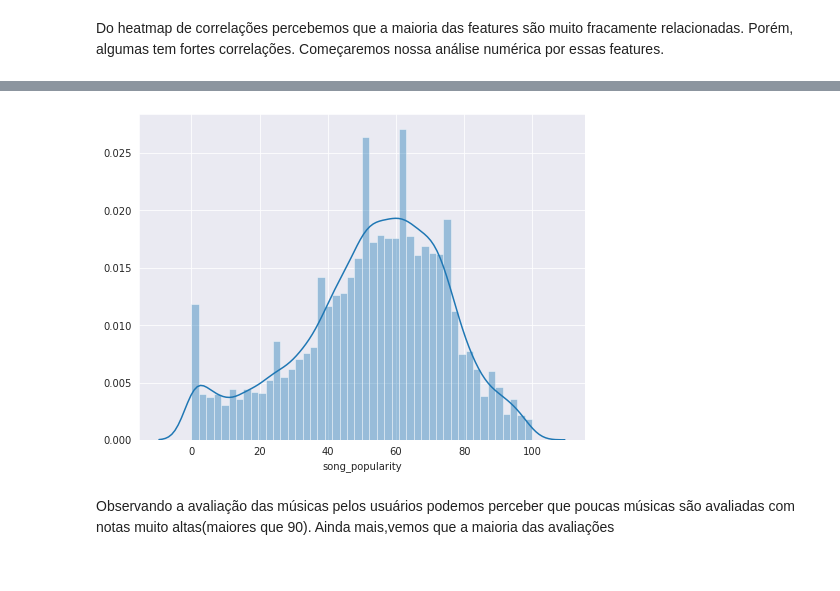
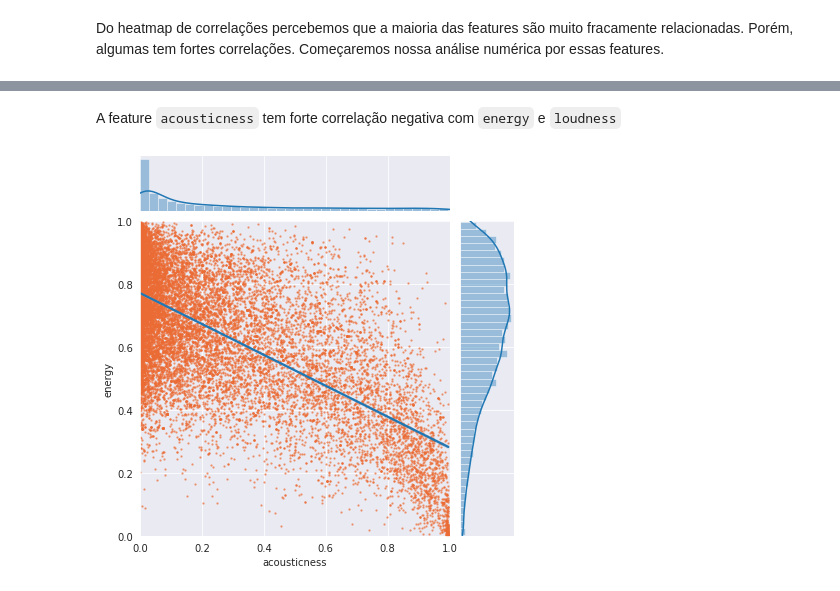
Before and after one commit to luish18/analise_dados_spotify, a Jupyter notebook: analise.ipynb, the cells around one changed output, grey strips where cells are left out. Cells and saved outputs as stored; diff of their text form; code cells hidden in the pictures.

```diff
--- a/analise.ipynb
+++ b/analise.ipynb
@@ -314,9 +316,7 @@ Do heatmap de correlações percebemos que a maioria das features são muito fra
-# %%
-plt.figure(figsize=(8,6))
-sns.distplot(df['song_popularity'])
-
-plt.show()
-# %% [output]
-[figure, removed]
-# %% [markdown]
-Observando a avaliação das músicas pelos usuários podemos perceber que poucas músicas são avaliadas com notas muito altas(maiores que 90). Ainda mais,vemos que a maioria das avaliações
+# %% [markdown]
+A feature `acousticness` tem forte correlação negativa com `energy` e `loudness`
+# %%
+sns.jointplot(x='acousticness', y='energy',data=df, kind='reg', xlim=(0, 1), ylim=(0,1), scatter_kws={"s": 2, 'color': '#eb6b34','alpha':0.5})
+plt.show()
+# %% [output]
+[figure, added]
```
Also changed, not shown: parts of 17 cells of this notebook.
